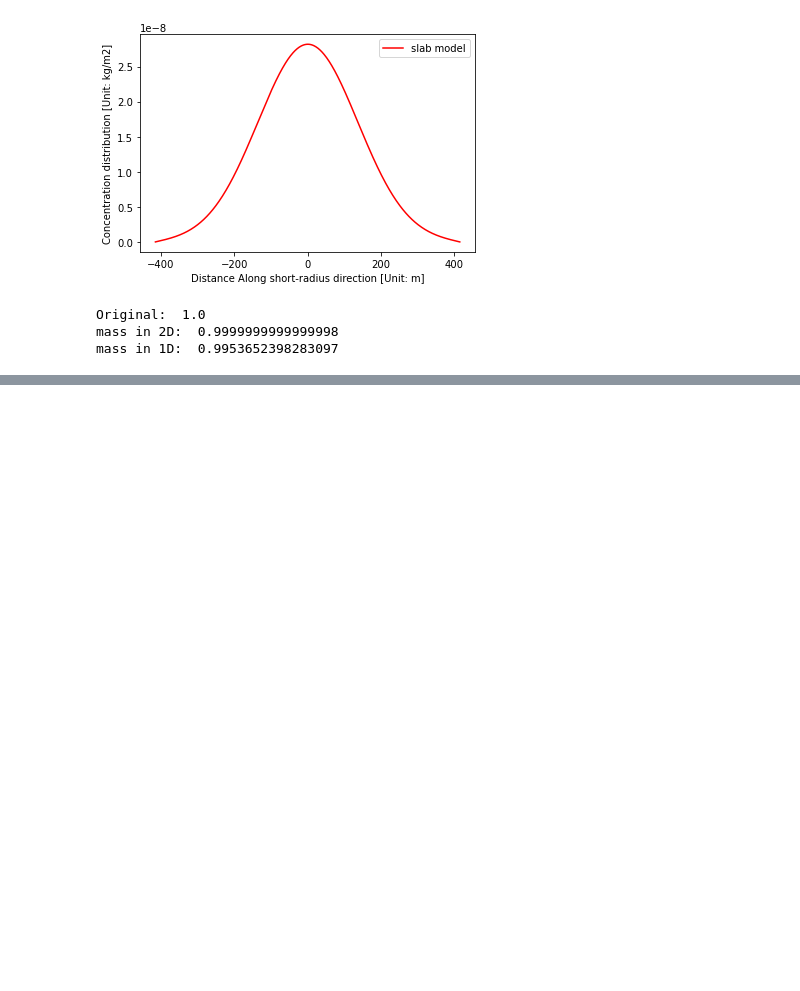
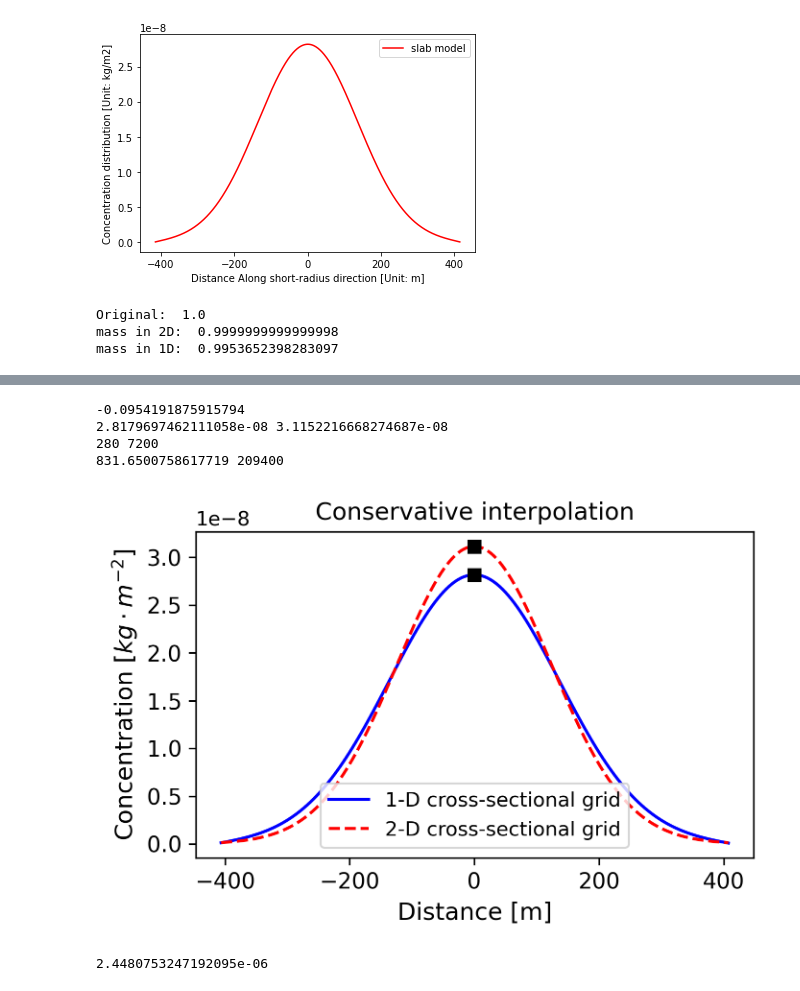
Before and after one commit to hongwei8sun/GEOS-Chem, a Jupyter notebook: python/Figure5_validation_1D_model_conservative.ipynb, the cells around one changed output, grey strips where cells are left out. Cells and saved outputs as stored; diff of their text form; code cells hidden in the pictures; blank space fills up the shorter version.

```diff
--- a/python/Figure5_validation_1D_model_conservative.ipynb
+++ b/python/Figure5_validation_1D_model_conservative.ipynb
@@ -1224,30 +1275,43 @@ ax = fig.add_subplot()
 
 Num = 5
 
 ax.plot(leng[2+Num:Nb-Num]-leng[Nb_mid], C_box[2+Num:Nb-Num],'b',label='1-D cross-sectional grid')
 ax.plot(leng[2+Num:Nb-Num]-leng[Nb_mid], C_box2[2+Num:Nb-Num], 'r--', label='2-D cross-sectional grid') # ???
 # ax[0].plot(0*leng2,C_box2, 'k--')
 
 ax.plot(0, max(C_box), 'ks')
 ax.plot(0, max(C_box2), 'ks')
 
 
 # ax.set_title(f'(a)', loc='left')
 ax.set_ylabel('Concentration [$kg \cdot m^{-2}$]', fontsize=12)
 ax.set_xlabel('Distance [m]', fontsize=12)
+ax
 
 # tick_locs = [0, 1e5,2e5, 3e5, 4e5, 5e5]
 # tick_lbls = ['0', '1e5', '2e5', '3e5', '4e5', '5e5']
 # ax.set_yticks(np.array(tick_locs))
 # ax.set_yticklabels(tick_lbls,fontsize=11)
 
 ax.tick_params(axis='x', labelsize=11)  # to Set Matplotlib Tick Labels Font Size
 ax.tick_params(axis='y', labelsize=11)
 
+ax.set_title("Conservative interpolation")
+
 # ax[0].set_xlim(-1000,1000)
 ax.legend()
 
 print( (max(C_box) - max(C_box2))/ max(C_box2) )
 print(max(C_box) , max(C_box2))
 print(Height, Length)
 print(Height2, Length2)
+# %% [output]
+-0.0954191875915794
+2.8179697462111058e-08 3.1152216668274687e-08
+280 7200
+831.6500758617719 209400
+[figure, added]
+# %%
+(2.8179697462111058e-08 - 2.8179628476257925e-08)/2.8179628476257925e-08
+# %% [output]
+2.4480753247192095e-06
```
Also changed, not shown: parts of 11 cells of this notebook, 2 other files.
